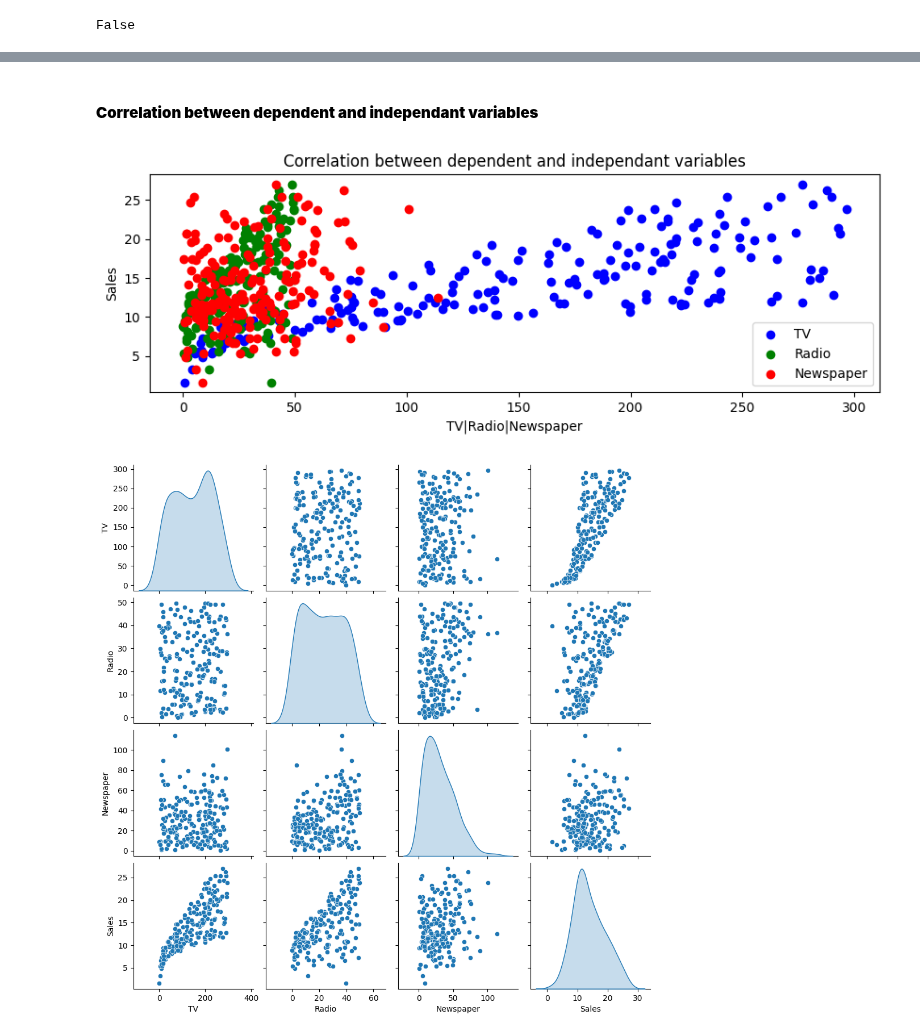
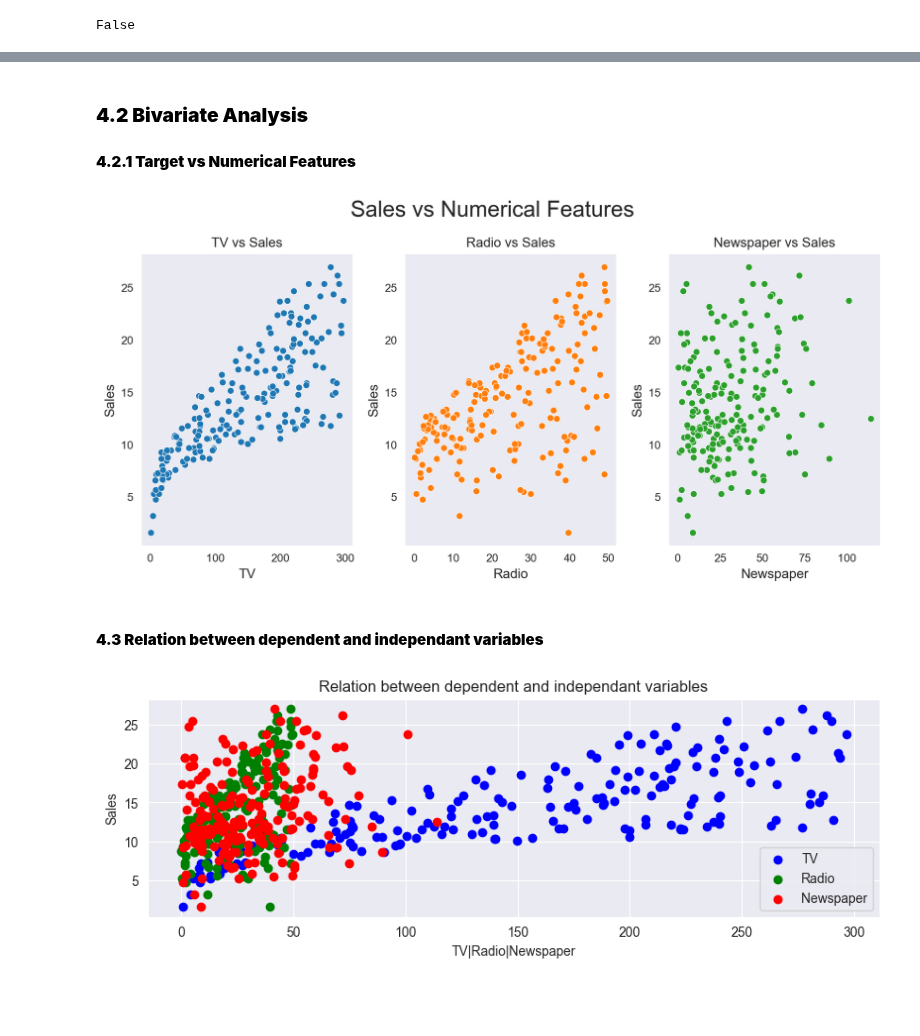
Before and after one commit to SwagAbyss/SwagML, a Jupyter notebook: Assignments/islr advertising/islr.ipynb, the cells around one changed output, grey strips where cells are left out. Cells and saved outputs as stored; diff of their text form; code cells hidden in the pictures; blank space fills up the shorter version.

```diff
--- a/Assignments/islr advertising/islr.ipynb
+++ b/Assignments/islr advertising/islr.ipynb
@@ -187,5 +199,30 @@ Text(0.5, 0.98, 'Distribution of Numerical Variables')
+# %% [markdown]
+### __4.2 Bivariate Analysis__
+#### __4.2.1 Target vs Numerical Features__
+# %%
+fig, axes = plt.subplots(nrows=1, ncols=3, figsize=(10,5), dpi=200)
+axes =axes.flat
+numfeatures = ['TV', 'Radio', 'Newspaper']
+target = 'Sales'
+for index, column in enumerate(numfeatures):
+    graph = sns.scatterplot(
+        x=data[column],
+        y=data[target],
+        linewidths=0.25,
+        color=(list(plt.rcParams['axes.prop_cycle'])*2)[index]['color'],
+        ax=axes[index]
+)
+    axes[index].set_title(f'{column} vs {target}', fontsize=12)
+    axes[index].set_xlabel(column, size=12)
+    axes[index].set_ylabel(target, size=12)
+    axes[index].grid()
+
+plt.suptitle('Sales vs Numerical Features', size=20)
+plt.tight_layout()
+# %% [output]
+[figure, added]
 # %% [markdown]
-#### __Correlation between dependent and independant variables__
+#### __4.3 Relation between dependent and independant variables__
 # %%
 plt.figure(figsize=(10,3))
 plt.scatter(data.TV, data.Sales, color='blue', label="TV")
@@ -193,12 +230,8 @@ plt.scatter(data.Radio, data.Sales, color='green', label='Radio')
 plt.scatter(data.Newspaper, data.Sales, color='red', label='Newspaper')
 plt.xlabel("TV|Radio|Newspaper")
 plt.ylabel('Sales')
-plt.title("Correlation between dependent and independant variables")
+plt.title("Relation between dependent and independant variables")
 plt.legend()
 plt.show()
 # %% [output]
-[figure, old version]
+[figure, new version]
-# %%
-g = sns.pairplot(data, diag_kind='kde')
-# %% [output]
-[figure, removed]
```
Also changed, not shown: parts of 29 cells of this notebook.
